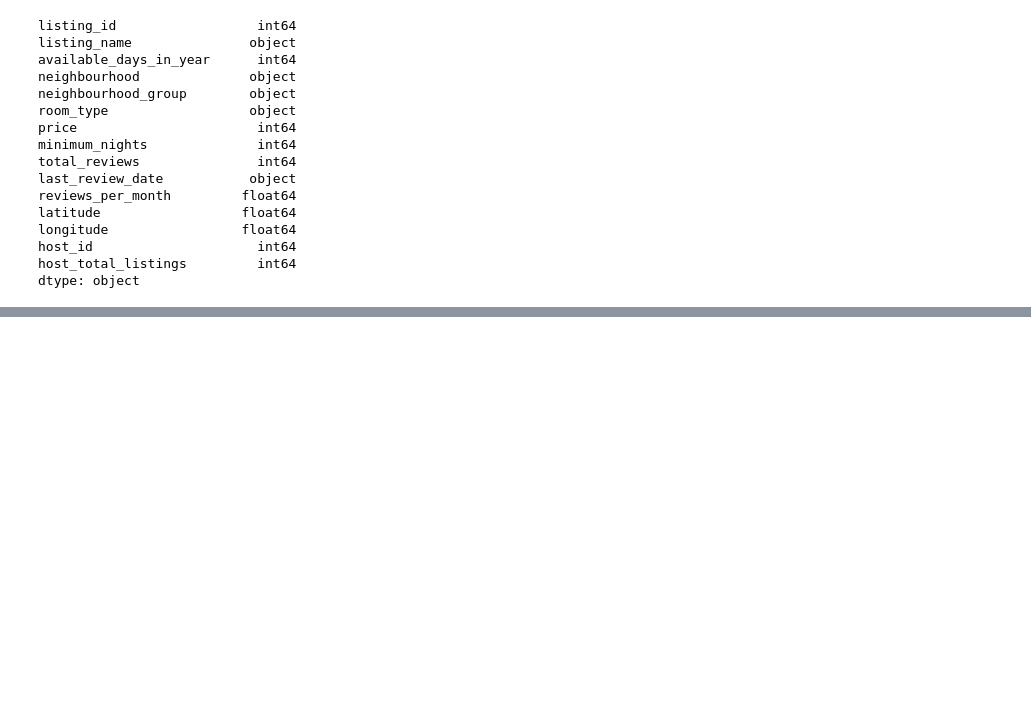
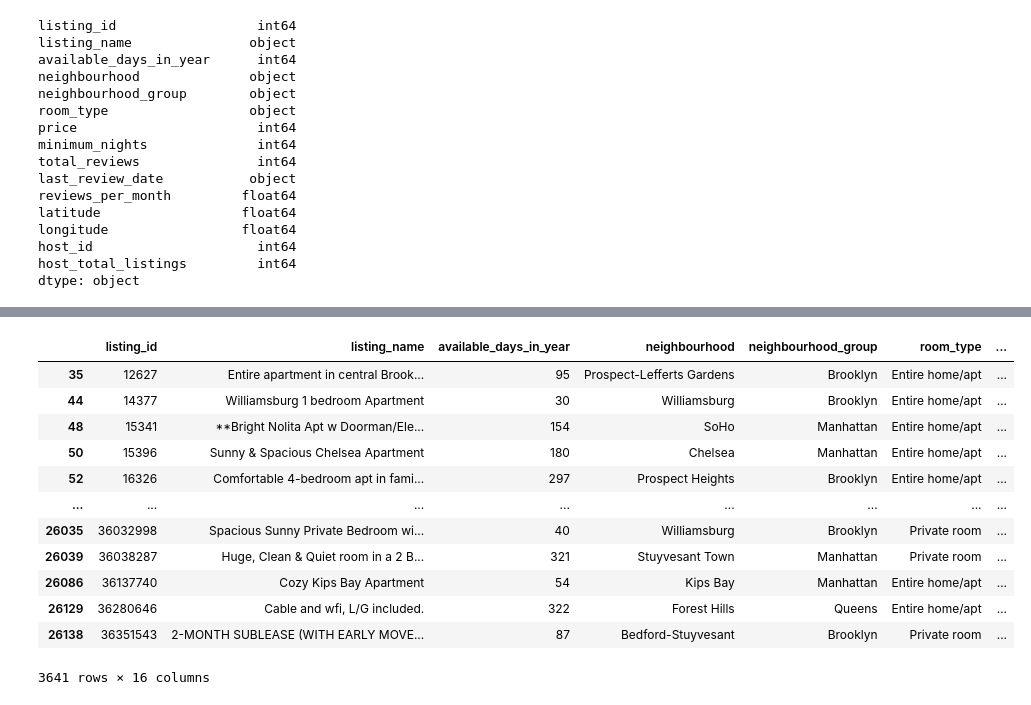
Before and after one commit to airsahin/AirBnB-New-York, a Jupyter notebook: airbnb_new_york_2019.ipynb, the cells around one changed output, grey strips where cells are left out. Saved outputs shown, nothing was run; the diff lists cells and outputs as text; code cells hidden in the pictures; blank space fills up the shorter version.

Commit message:
Refactor data cleaning

```diff
--- a/airbnb_new_york_2019.ipynb
+++ b/airbnb_new_york_2019.ipynb
@@ -421,0 +407,2 @@ df_filtered.tail(20).T
+# %%
+df['avg_price_per_night'] = df['price'] / df['minimum_nights']
@@ -422,3 +421,19 @@ df_filtered.tail(20).T
+# %%
+df[df['avg_price_per_night'] < 10]
+# %% [output]
+|  | listing_id | listing_name | available_days_in_year | neighbourhood | neighbourhood_group | room_type | ... |
+| 35 | 12627 | Entire apartment in central Brook... | 95 | Prospect-Lefferts Gardens | Brooklyn | Entire home/apt | ... |
+| 44 | 14377 | Williamsburg 1 bedroom Apartment | 30 | Williamsburg | Brooklyn | Entire home/apt | ... |
+| 48 | 15341 | **Bright Nolita Apt w Doorman/Ele... | 154 | SoHo | Manhattan | Entire home/apt | ... |
+| 50 | 15396 | Sunny & Spacious Chelsea Apartment | 180 | Chelsea | Manhattan | Entire home/apt | ... |
+| 52 | 16326 | Comfortable 4-bedroom apt in fami... | 297 | Prospect Heights | Brooklyn | Entire home/apt | ... |
+| ... | ... | ... | ... | ... | ... | ... | ... |
+| 26035 | 36032998 | Spacious Sunny Private Bedroom wi... | 40 | Williamsburg | Brooklyn | Private room | ... |
+| 26039 | 36038287 | Huge, Clean & Quiet room in a 2 B... | 321 | Stuyvesant Town | Manhattan | Private room | ... |
+| 26086 | 36137740 | Cozy Kips Bay Apartment | 54 | Kips Bay | Manhattan | Entire home/apt | ... |
+| 26129 | 36280646 | Cable and wfi, L/G included. | 322 | Forest Hills | Queens | Entire home/apt | ... |
+| 26138 | 36351543 | 2-MONTH SUBLEASE (WITH EARLY MOVE... | 87 | Bedford-Stuyvesant | Brooklyn | Private room | ... |
+3641 rows × 16 columns
 # %%
 # save data to use for Tableau dashboard
 
```
Also changed, not shown: parts of 14 cells of this notebook, 1 other file.
